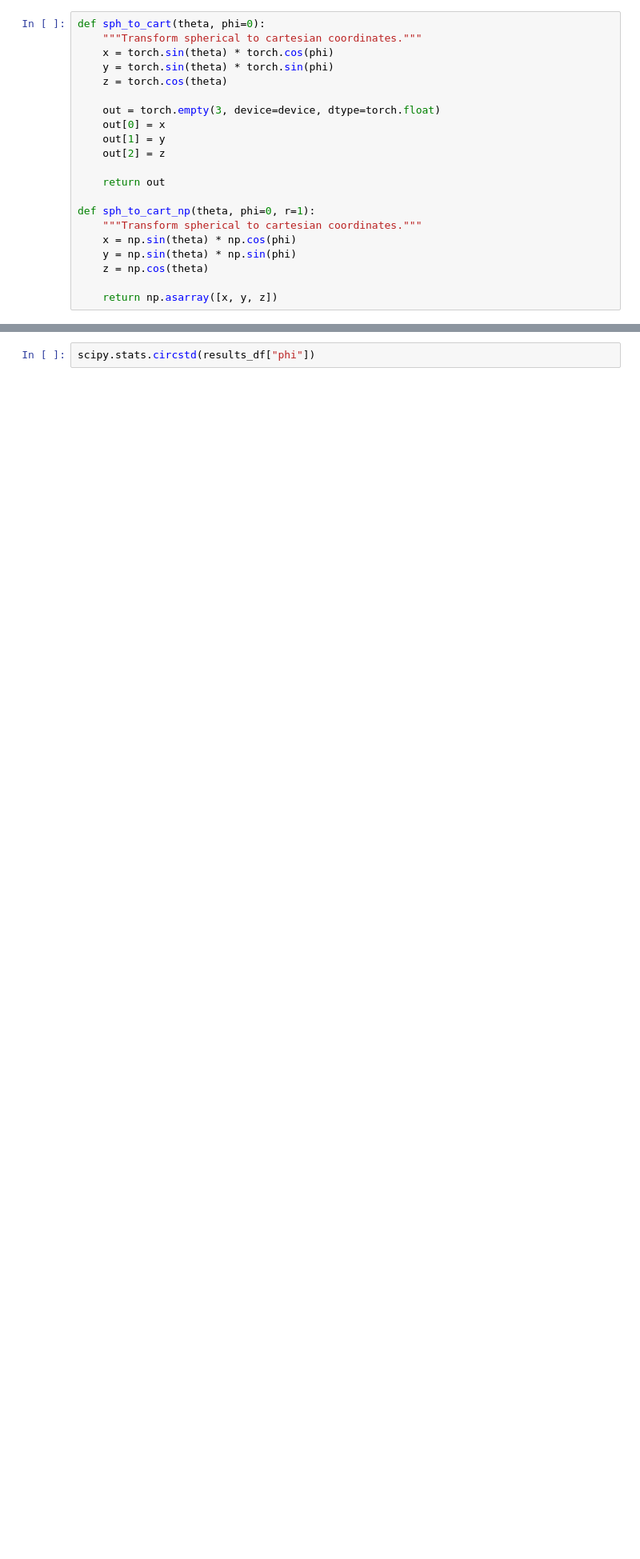
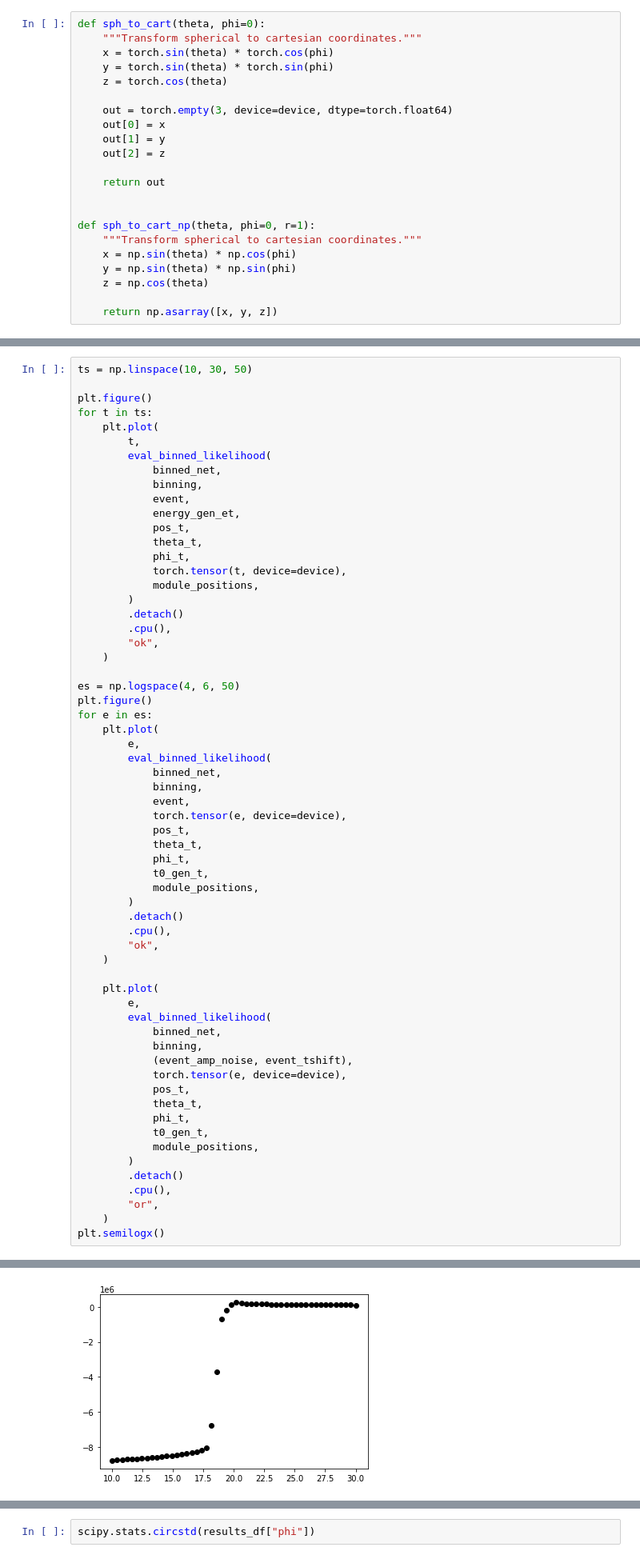
Before and after one commit to pone-software/hyperion, a Jupyter notebook: eval_nn_tres_param.ipynb, the cells around one changed output, grey strips where cells are left out. Shown at 80% size. Cells and saved outputs as stored; diff of their text form; blank space fills up the shorter version.

```diff
--- a/eval_nn_tres_param.ipynb
+++ b/eval_nn_tres_param.ipynb
@@ -76,12 +157,13 @@ def sph_to_cart(theta, phi=0):
     y = torch.sin(theta) * torch.sin(phi)
     z = torch.cos(theta)
 
-    out = torch.empty(3, device=device, dtype=torch.float)
+    out = torch.empty(3, device=device, dtype=torch.float64)
     out[0] = x
     out[1] = y
     out[2] = z
 
     return out
+
 
 def sph_to_cart_np(theta, phi=0, r=1):
     """Transform spherical to cartesian coordinates."""
@@ -285,0 +541,63 @@ t0_gen_t = torch.tensor(t0_gen, device=device, dtype=torch.float)
+# %%
+ts = np.linspace(10, 30, 50)
+
+plt.figure()
+for t in ts:
+    plt.plot(
+        t,
+        eval_binned_likelihood(
+            binned_net,
+            binning,
+            event,
+            energy_gen_et,
+            pos_t,
+            theta_t,
+            phi_t,
+            torch.tensor(t, device=device),
+            module_positions,
+        )
+        .detach()
+        .cpu(),
+        "ok",
+    )
+
+es = np.logspace(4, 6, 50)
+plt.figure()
+for e in es:
+    plt.plot(
+        e,
+        eval_binned_likelihood(
+            binned_net,
+            binning,
+            event,
+            torch.tensor(e, device=device),
+            pos_t,
+            theta_t,
+            phi_t,
+            t0_gen_t,
+            module_positions,
+        )
+        .detach()
+        .cpu(),
+        "ok",
+    )
+
+    plt.plot(
+        e,
+        eval_binned_likelihood(
+            binned_net,
+            binning,
+            (event_amp_noise, event_tshift),
+            torch.tensor(e, device=device),
+            pos_t,
+            theta_t,
+            phi_t,
+            t0_gen_t,
+            module_positions,
+        )
+        .detach()
+        .cpu(),
+        "or",
+    )
+plt.semilogx()
+# %% [output]
@@ -285,0 +605 @@ t0_gen_t = torch.tensor(t0_gen, device=device, dtype=torch.float)
+[figure, added]
```
Also changed, not shown: parts of 52 cells of this notebook, 9 other files.
